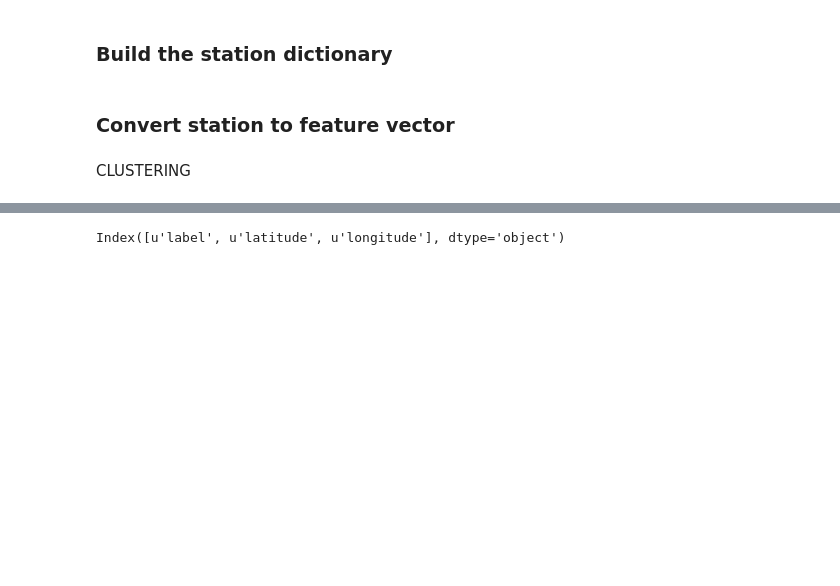
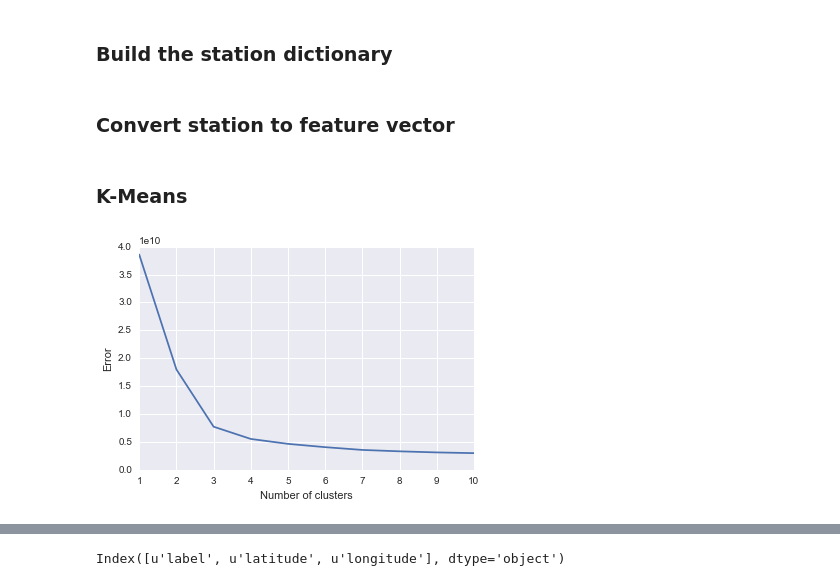
Before and after one commit to bu-panda/dm-project, a Jupyter notebook: code/dbscan.ipynb, the cells around one changed output, grey strips where cells are left out. Cells and saved outputs as stored; diff of their text form; code cells hidden in the pictures; blank space fills up the shorter version.

```diff
--- a/code/dbscan.ipynb
+++ b/code/dbscan.ipynb
@@ -353,11 +350,12 @@ for station_id in m.keys():
 
 
 data = np.array(features)
-# %% [markdown]
-CLUSTERING
+# %% [markdown]
+### K-Means
 # %%
 ec = estimateCluster(data, 11)
-ec
+# %% [output]
+[figure, added]
 # %%
 labels,centers = kMeansCluster(data,10)
 print labels
```
Also changed, not shown: parts of 60 cells of this notebook, 1 other file.
